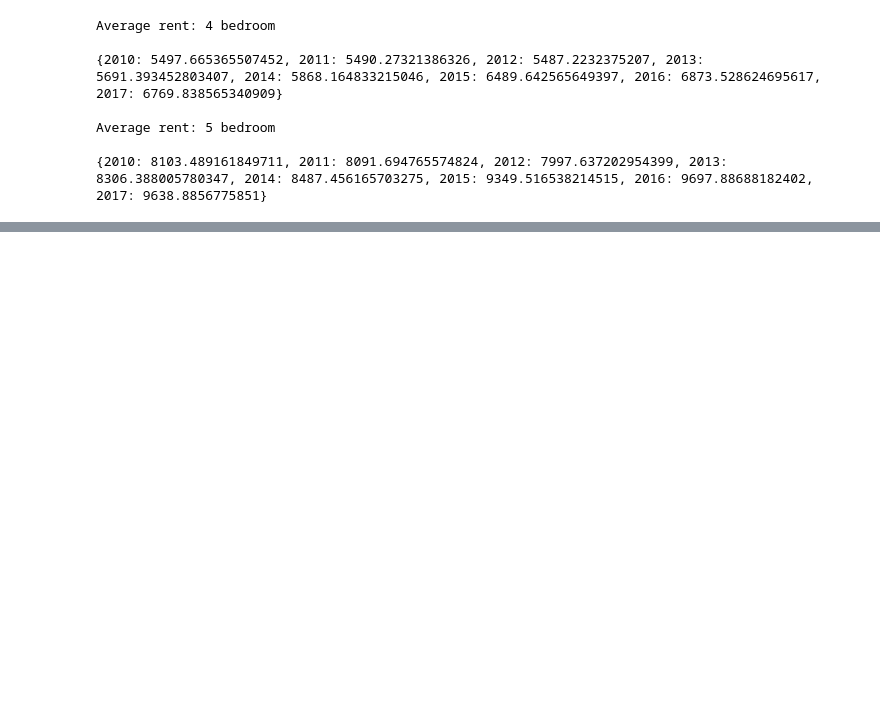
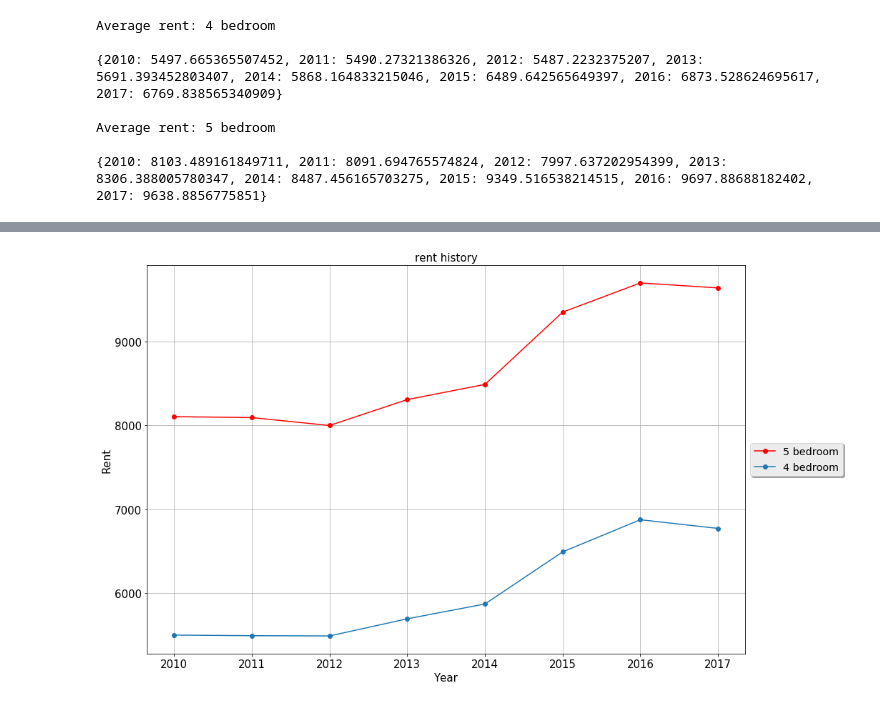
Before and after one commit to CheLinHuang/UCSD-Housing-Cost, a Jupyter notebook: Average_price.ipynb, the cells around one changed output, grey strips where cells are left out. Saved outputs shown, nothing was run; the diff lists cells and outputs as text; code cells hidden in the pictures; blank space fills up the shorter version.

```diff
--- a/Average_price.ipynb
+++ b/Average_price.ipynb
@@ -306,0 +307,15 @@ for item in ([ax.title, ax.xaxis.label, ax.yaxis.label] +
+# %%
+fig, ag = plt.subplots(figsize=(15, 10))
+ag.plot(list(rent_dict_5.keys()), list(rent_dict_5.values()), 'ro-', label='5 bedroom')
+ag.plot(list(rent_dict_4.keys()),list(rent_dict_4.values()), 'o-', label='4 bedroom')
+legend = ag.legend(loc='center left', bbox_to_anchor=(1, 0.5), shadow=True, fontsize='x-large')
+plt.title('rent history')
+plt.xlabel('Year')
+plt.ylabel('Rent')
+plt.grid(True)
+
+for item in ([ag.title, ag.xaxis.label, ag.yaxis.label] +
+             ag.get_xticklabels() + ag.get_yticklabels()):
+    item.set_fontsize(15)
+# %% [output]
+[figure, added]
```
Also changed, not shown: parts of 1 cell of this notebook.
